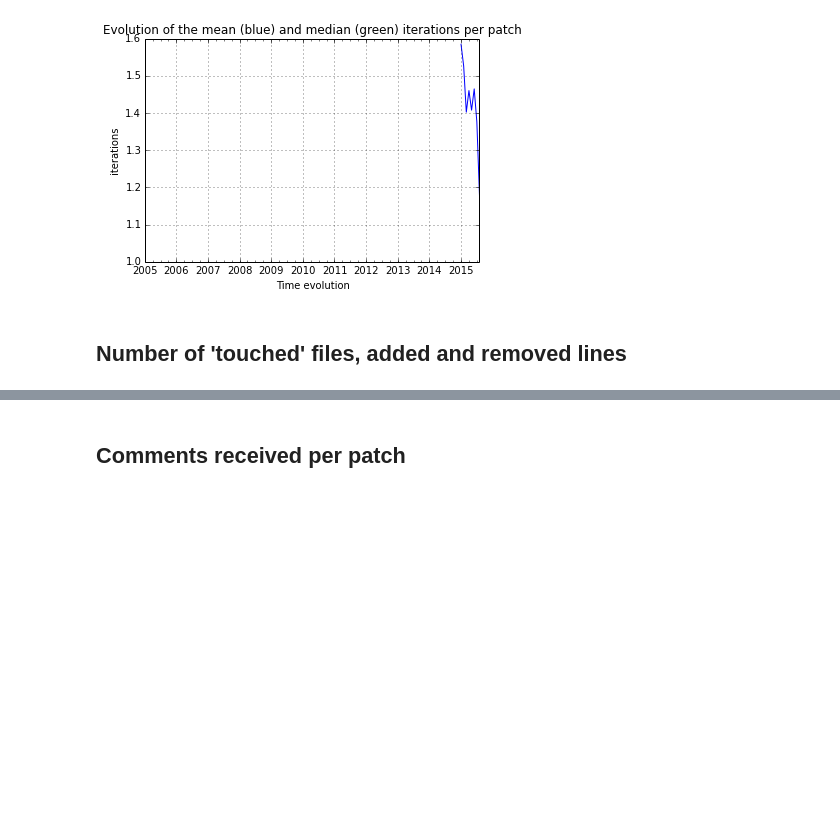
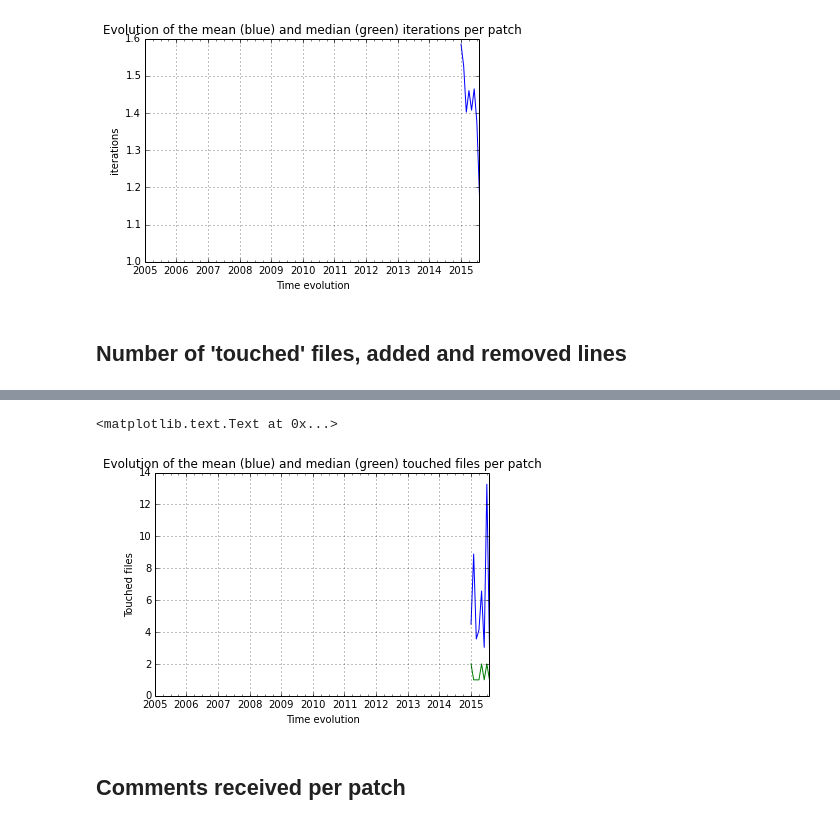
Before and after one commit to dicortazar/ipython-notebooks, a Jupyter notebook: projects/xen-analysis/Code-Review-Metrics.ipynb, the cells around one changed output, grey strips where cells are left out. Cells and saved outputs as stored; diff of their text form; code cells hidden in the pictures; blank space fills up the shorter version.

```diff
--- a/projects/xen-analysis/Code-Review-Metrics.ipynb
+++ b/projects/xen-analysis/Code-Review-Metrics.ipynb
@@ -797,3 +846,20 @@ iterations_chart.set_title("Evolution of the mean (blue) and median (green) iter
+# %%
+# Touched files per patch serie in mean. This is also time series distributed to check if there are more touched files per patch series in mean and median
+mean_modified_code = modified_code_df.set_index("merge_time").resample('M', how={"touched_files":np.mean})
+median_modified_code = modified_code_df.set_index("merge_time").resample('M', how={"touched_files":np.median})
+
+dates = pd.date_range('2005-01', '2015-09', freq='M') # data starting in 2010-10 and ending in 2015-08
+modified_codeTS = Series(mean_modified_code["touched_files"], index=dates)
+modified_code_medianTS = Series(median_modified_code["touched_files"], index=dates)
+
+modified_code_chart = modified_codeTS.plot()
+modified_code_medianTS.plot()
+modified_code_chart.set_xlabel("Time evolution")
+modified_code_chart.set_ylabel("Touched files")
+modified_code_chart.set_title("Evolution of the mean (blue) and median (green) touched files per patch")
+# %% [output]
+<matplotlib.text.Text at 0x...>
+[figure, added]
 # %% [markdown]
 ## Comments received per patch
 # %%
```
Also changed, not shown: parts of 7 cells of this notebook.
